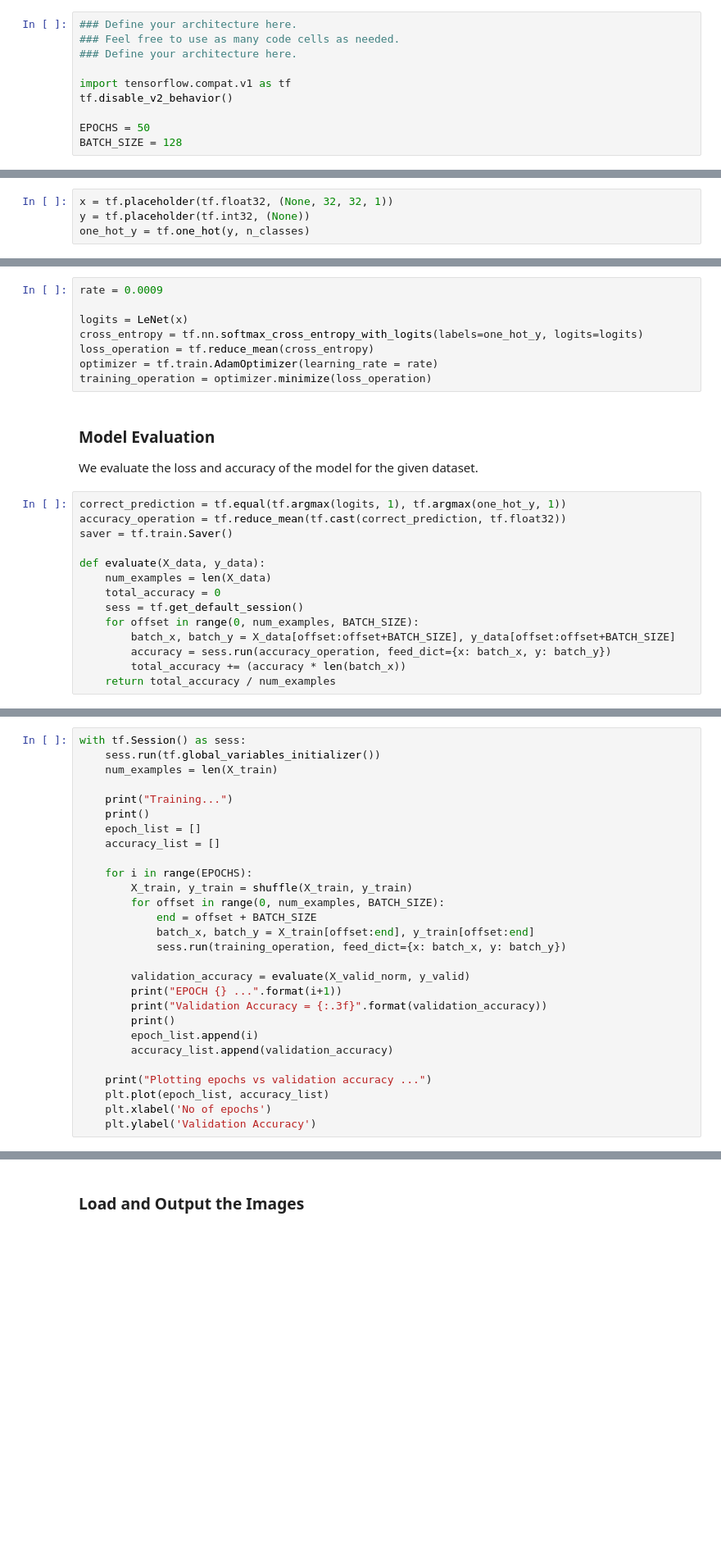
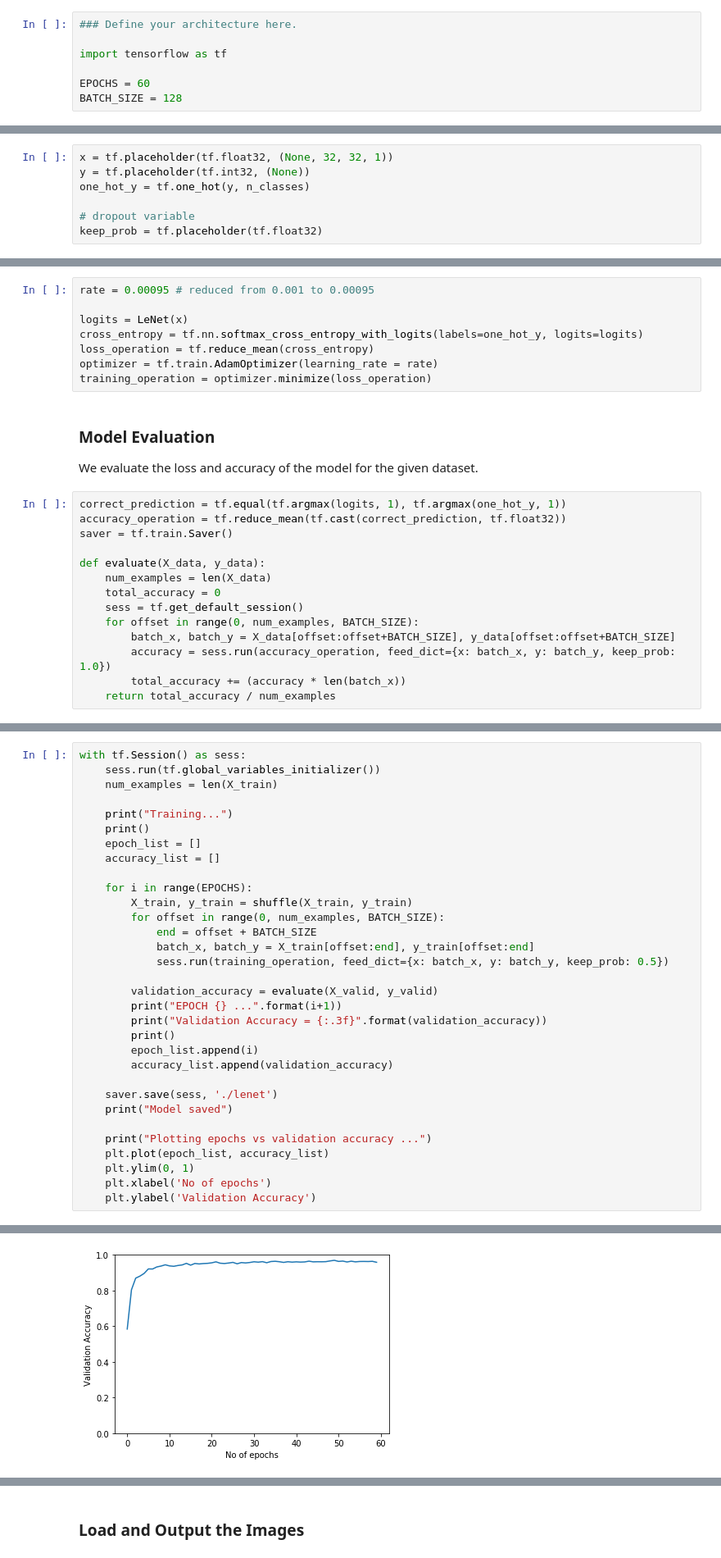
Before and after one commit to gauborg/Traffic_Sign_Classifier-gauborg, a Jupyter notebook: Traffic_Sign_Classifier.ipynb, the cells around one changed output, grey strips where cells are left out. Shown at 82% size. Drawn from its saved outputs; the diff is of its cells as text; blank space fills up the shorter version.

```diff
--- a/Traffic_Sign_Classifier.ipynb
+++ b/Traffic_Sign_Classifier.ipynb
@@ -236,13 +278,10 @@ We start building our model architecture from here. We will load our data, defin
 The EPOCH and BATCH_SIZE values affect the training speed and model accuracy.
 # %%
 ### Define your architecture here.
-### Feel free to use as many code cells as needed.
-### Define your architecture here.
 
-import tensorflow.compat.v1 as tf
-tf.disable_v2_behavior()
+import tensorflow as tf
 
-EPOCHS = 50
+EPOCHS = 60
 BATCH_SIZE = 128
 # %% [markdown]
 ### Train, Validate and Test the Model
@@ -323,12 +370,15 @@ Train LeNet to classify our data.
 x = tf.placeholder(tf.float32, (None, 32, 32, 1))
 y = tf.placeholder(tf.int32, (None))
 one_hot_y = tf.one_hot(y, n_classes)
+
+# dropout variable
+keep_prob = tf.placeholder(tf.float32)
 # %% [markdown]
 ### Training Pipeline
 
 Here, we create a pipeline that uses te model to classify our traffic images.
 # %%
-rate = 0.0009
+rate = 0.00095 # reduced from 0.001 to 0.00095
 
 logits = LeNet(x)
 cross_entropy = tf.nn.softmax_cross_entropy_with_logits(labels=one_hot_y, logits=logits)
@@ -350,7 +400,7 @@ def evaluate(X_data, y_data):
     sess = tf.get_default_session()
     for offset in range(0, num_examples, BATCH_SIZE):
         batch_x, batch_y = X_data[offset:offset+BATCH_SIZE], y_data[offset:offset+BATCH_SIZE]
-        accuracy = sess.run(accuracy_operation, feed_dict={x: batch_x, y: batch_y})
+        accuracy = sess.run(accuracy_operation, feed_dict={x: batch_x, y: batch_y, keep_prob: 1.0})
         total_accuracy += (accuracy * len(batch_x))
     return total_accuracy / num_examples
 # %% [markdown]
@@ -375,16 +427,21 @@ with tf.Session() as sess:
         for offset in range(0, num_examples, BATCH_SIZE):
             end = offset + BATCH_SIZE
             batch_x, batch_y = X_train[offset:end], y_train[offset:end]
-            sess.run(training_operation, feed_dict={x: batch_x, y: batch_y})
+            sess.run(training_operation, feed_dict={x: batch_x, y: batch_y, keep_prob: 0.5})
 
-        validation_accuracy = evaluate(X_valid_norm, y_valid)
+        validation_accuracy = evaluate(X_valid, y_valid)
         print("EPOCH {} ...".format(i+1))
         print("Validation Accuracy = {:.3f}".format(validation_accuracy))
         print()
         epoch_list.append(i)
         accuracy_list.append(validation_accuracy)
 
+    saver.save(sess, './lenet')
+    print("Model saved")
+
     print("Plotting epochs vs validation accuracy ...")
     plt.plot(epoch_list, accuracy_list)
+    plt.ylim(0, 1)
     plt.xlabel('No of epochs')
     plt.ylabel('Validation Accuracy')
+# %% [output]
@@ -390,0 +465 @@ with tf.Session() as sess:
+[figure, added]
```
Also changed, not shown: parts of 25 cells of this notebook, 7 other files.
